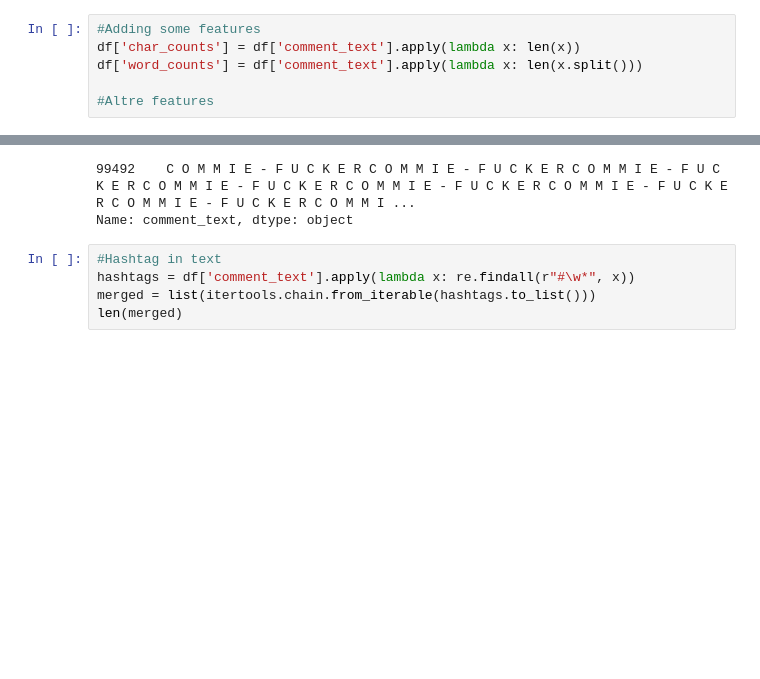
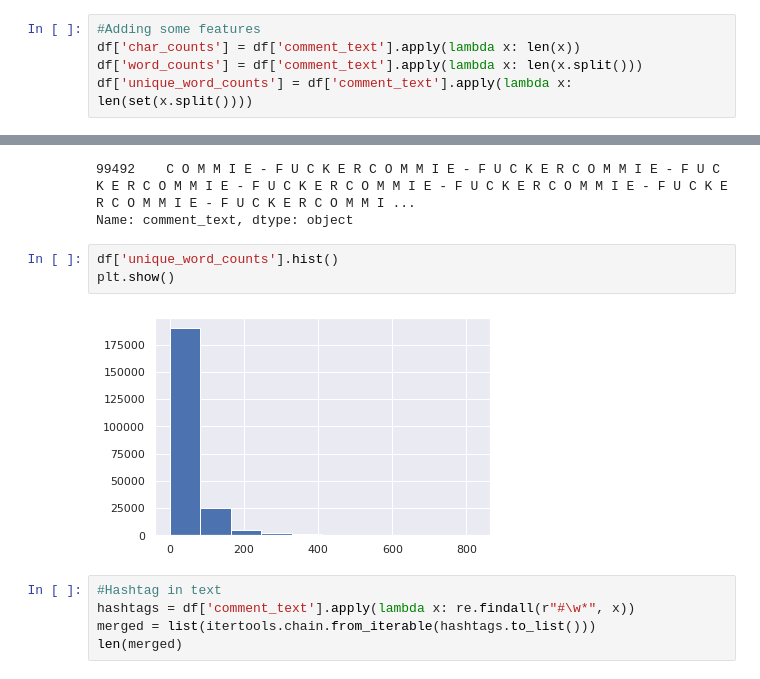
Before and after one commit to francescogemignani/Toxic-Comments-Classification-Challenge, a Jupyter notebook: TextPreprocessing.ipynb, the cells around one changed output, grey strips where cells are left out. Saved outputs shown, nothing was run; the diff lists cells and outputs as text; blank space fills up the shorter version.

```diff
--- a/Untitled.ipynb
+++ b/TextPreprocessing.ipynb
@@ -203,8 +203,7 @@ plt.show()
 #Adding some features
 df['char_counts'] = df['comment_text'].apply(lambda x: len(x))
 df['word_counts'] = df['comment_text'].apply(lambda x: len(x.split()))
-
-#Altre features
+df['unique_word_counts'] = df['comment_text'].apply(lambda x: len(set(x.split())))
 # %%
 df['char_counts'].hist()
 plt.show()
@@ -225,6 +224,11 @@ df.nlargest(1, columns='word_counts').iloc[:,1]
 # %% [output]
 99492    C O M M I E - F U C K E R C O M M I E - F U C K E R C O M M I E - F U C K E R C O M M I E - F U C K E R C O M M I E - F U C K E R C O M M I E - F U C K E R C O M M I E - F U C K E R C O M M I ...
 Name: comment_text, dtype: object
+# %%
+df['unique_word_counts'].hist()
+plt.show()
+# %% [output]
+[figure, added]
 # %%
 #Hashtag in text
 hashtags = df['comment_text'].apply(lambda x: re.findall(r"#\w*", x))
```
Also changed, not shown: parts of 24 cells of this notebook, 2 other files.
